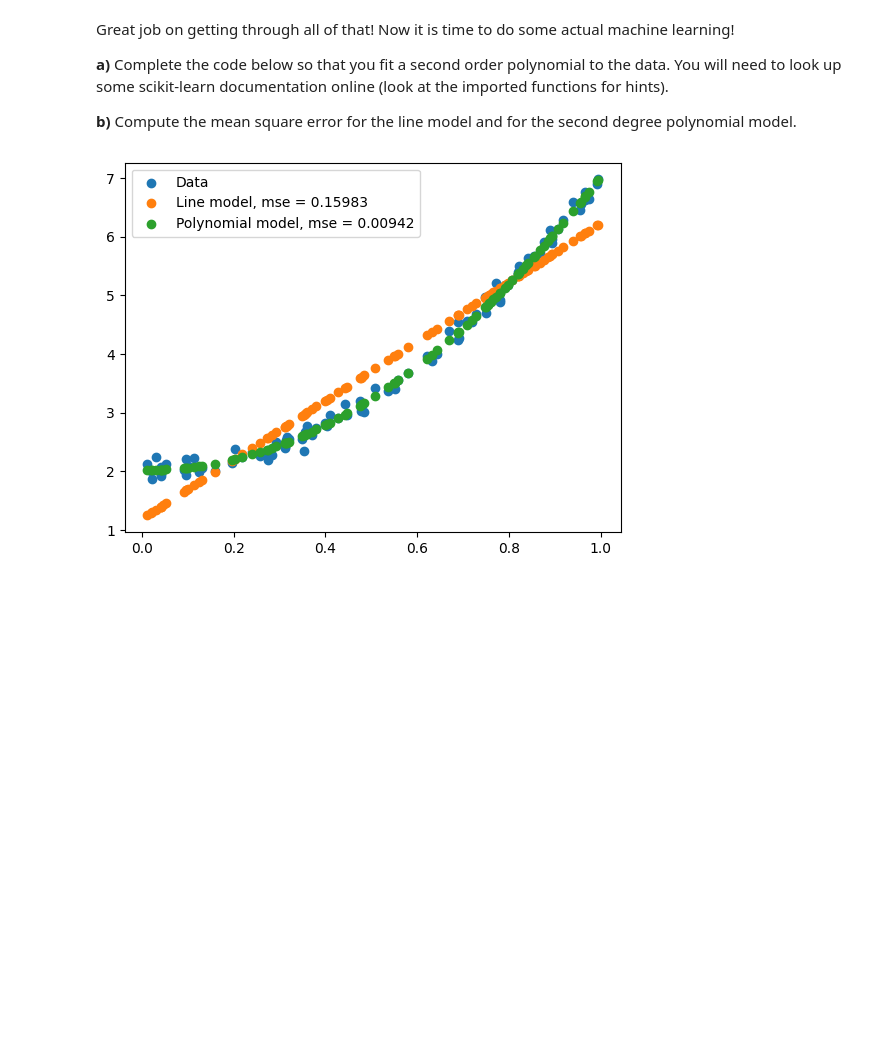
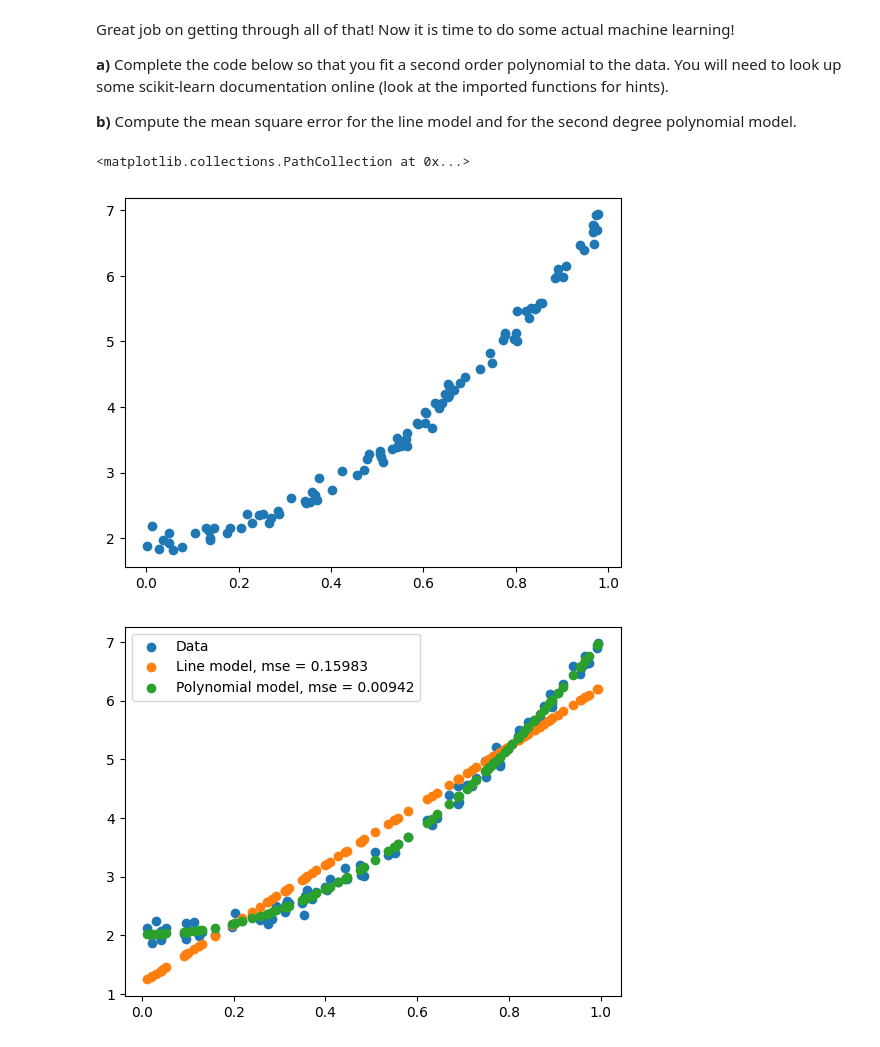
Before and after one commit to EiHol/FYSSTK3155, a Jupyter notebook: Week34/Notebook.ipynb, the cells around one changed output. Cells and saved outputs as stored; diff of their text form; code cells hidden in the pictures; blank space fills up the shorter version.

```diff
--- a/Week34/Notebook.ipynb
+++ b/Week34/Notebook.ipynb
@@ -106,6 +106,20 @@ import matplotlib.pyplot as plt
 from sklearn.preprocessing import PolynomialFeatures # use the fit_transform method of the created object!
 from sklearn.linear_model import LinearRegression
 from sklearn.metrics import mean_squared_error
+# %%
+# Number of datapoints
+n = 100
+
+# Generating a 100x1 array of random numbers between 0 and 1
+x = np.random.rand(n, 1)
+
+# Generated quadratic "target" dataset, aka; the data we are trying to predict
+y = 2.0 + 5 * x**2 + 0.1 * np.random.randn(n, 1)
+
+plt.scatter(x, y, label = "Data")
+# %% [output]
+<matplotlib.collections.PathCollection at 0x...>
+[figure, added]
 # %%
 # Number of datapoints
 n = 100
```
Also changed, not shown: parts of 1 cell of this notebook.
